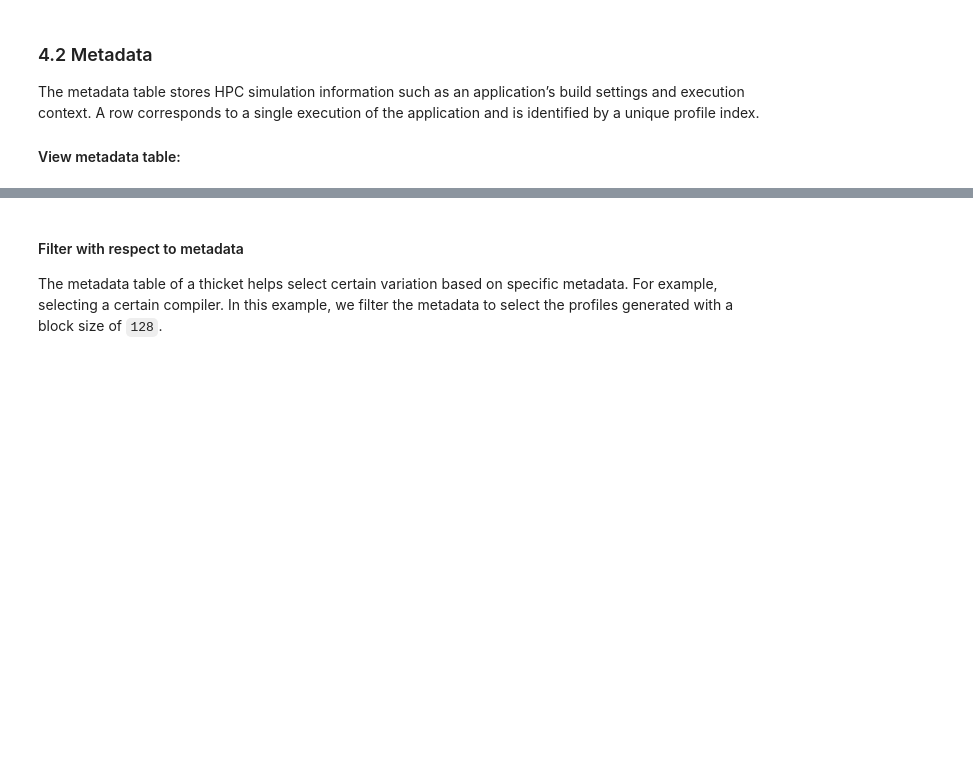
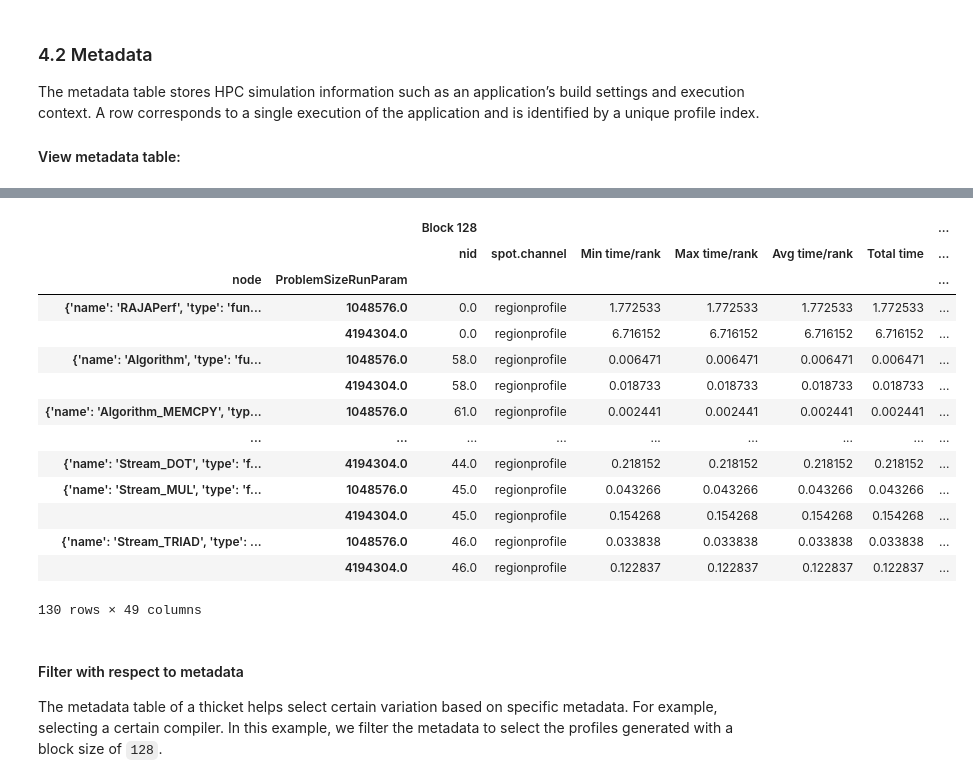
Before and after one commit to LLNL/thicket-tutorial, a Jupyter notebook: notebooks/thicket_tutorial.ipynb, the cells around one changed output, grey strips where cells are left out. Cells and saved outputs as stored; diff of their text form; code cells hidden in the pictures; blank space fills up the shorter version.

Commit message:
Add columnar join example to notebook

```diff
--- a/notebooks/thicket_tutorial.ipynb
+++ b/notebooks/thicket_tutorial.ipynb
@@ -99,0 +98,19 @@ th_lassen.metadata
+# %%
+problem_sizes = ["1M", "4M"]
+data = {
+    "block_128": [f"../data/lassen/new-cali/Base_CUDA-block_128-{i}.cali" for i in problem_sizes],
+    "block_256": [f"../data/lassen/new-cali/Base_CUDA-block_256-{i}.cali" for i in problem_sizes],
+    "block_512": [f"../data/lassen/new-cali/Base_CUDA-block_512-{i}.cali" for i in problem_sizes],
+    "block_1024": [f"../data/lassen/new-cali/Base_CUDA-block_1024-{i}.cali" for i in problem_sizes],
+}
+# %%
+block_128 = tt.Thicket.from_caliperreader(data["block_128"])
+block_256 = tt.Thicket.from_caliperreader(data["block_256"])
+block_512 = tt.Thicket.from_caliperreader(data["block_512"])
+block_1024 = tt.Thicket.from_caliperreader(data["block_1024"])
+# %%
+th_cj = tt.Thicket.columnar_join(
+    thicket_list=[block_128, block_256, block_512, block_1024],
+    header_list=["Block 128", "Block 256", "Block 512", "Block 1024"],
+    column_name="ProblemSizeRunParam"
+)
@@ -100,3 +137,21 @@ th_lassen.metadata
+# %%
+th_cj.dataframe
+# %% [output]
+|  |  | Block 128 |  |  |  |  |  | ... |
+|  |  | nid | spot.channel | Min time/rank | Max time/rank | Avg time/rank | Total time | ... |
+| node | ProblemSizeRunParam |  |  |  |  |  |  | ... |
+| {'name': 'RAJAPerf', 'type': 'fun... | 1048576.0 | 0.0 | regionprofile | 1.772533 | 1.772533 | 1.772533 | 1.772533 | ... |
+|  | 4194304.0 | 0.0 | regionprofile | 6.716152 | 6.716152 | 6.716152 | 6.716152 | ... |
+| {'name': 'Algorithm', 'type': 'fu... | 1048576.0 | 58.0 | regionprofile | 0.006471 | 0.006471 | 0.006471 | 0.006471 | ... |
+|  | 4194304.0 | 58.0 | regionprofile | 0.018733 | 0.018733 | 0.018733 | 0.018733 | ... |
+| {'name': 'Algorithm_MEMCPY', 'typ... | 1048576.0 | 61.0 | regionprofile | 0.002441 | 0.002441 | 0.002441 | 0.002441 | ... |
+| ... | ... | ... | ... | ... | ... | ... | ... | ... |
+| {'name': 'Stream_DOT', 'type': 'f... | 4194304.0 | 44.0 | regionprofile | 0.218152 | 0.218152 | 0.218152 | 0.218152 | ... |
+| {'name': 'Stream_MUL', 'type': 'f... | 1048576.0 | 45.0 | regionprofile | 0.043266 | 0.043266 | 0.043266 | 0.043266 | ... |
+|  | 4194304.0 | 45.0 | regionprofile | 0.154268 | 0.154268 | 0.154268 | 0.154268 | ... |
+| {'name': 'Stream_TRIAD', 'type': ... | 1048576.0 | 46.0 | regionprofile | 0.033838 | 0.033838 | 0.033838 | 0.033838 | ... |
+|  | 4194304.0 | 46.0 | regionprofile | 0.122837 | 0.122837 | 0.122837 | 0.122837 | ... |
+130 rows × 49 columns
 # %% [markdown]
 #### Filter with respect to metadata
 
```
Also changed, not shown: parts of 9 cells of this notebook.
